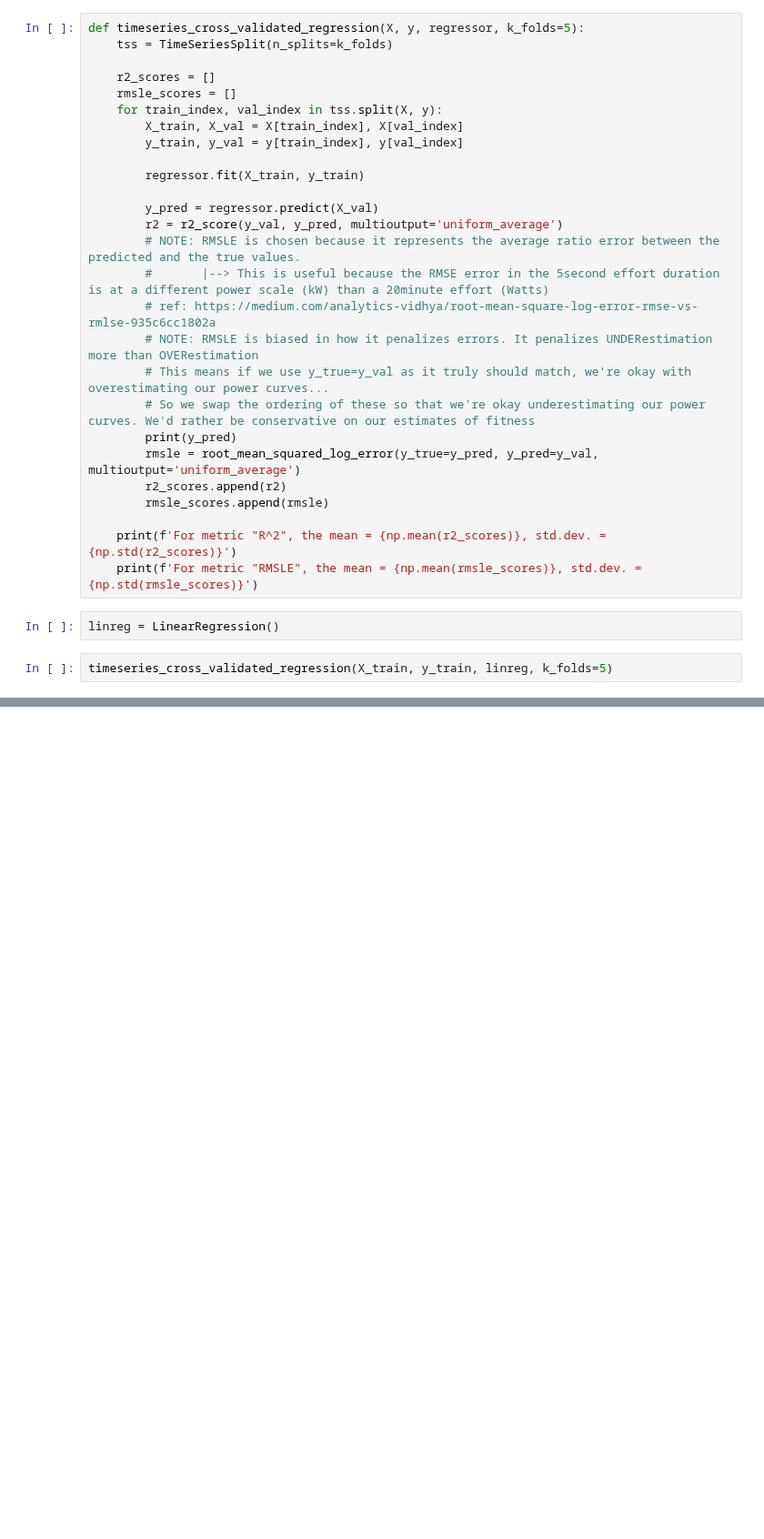
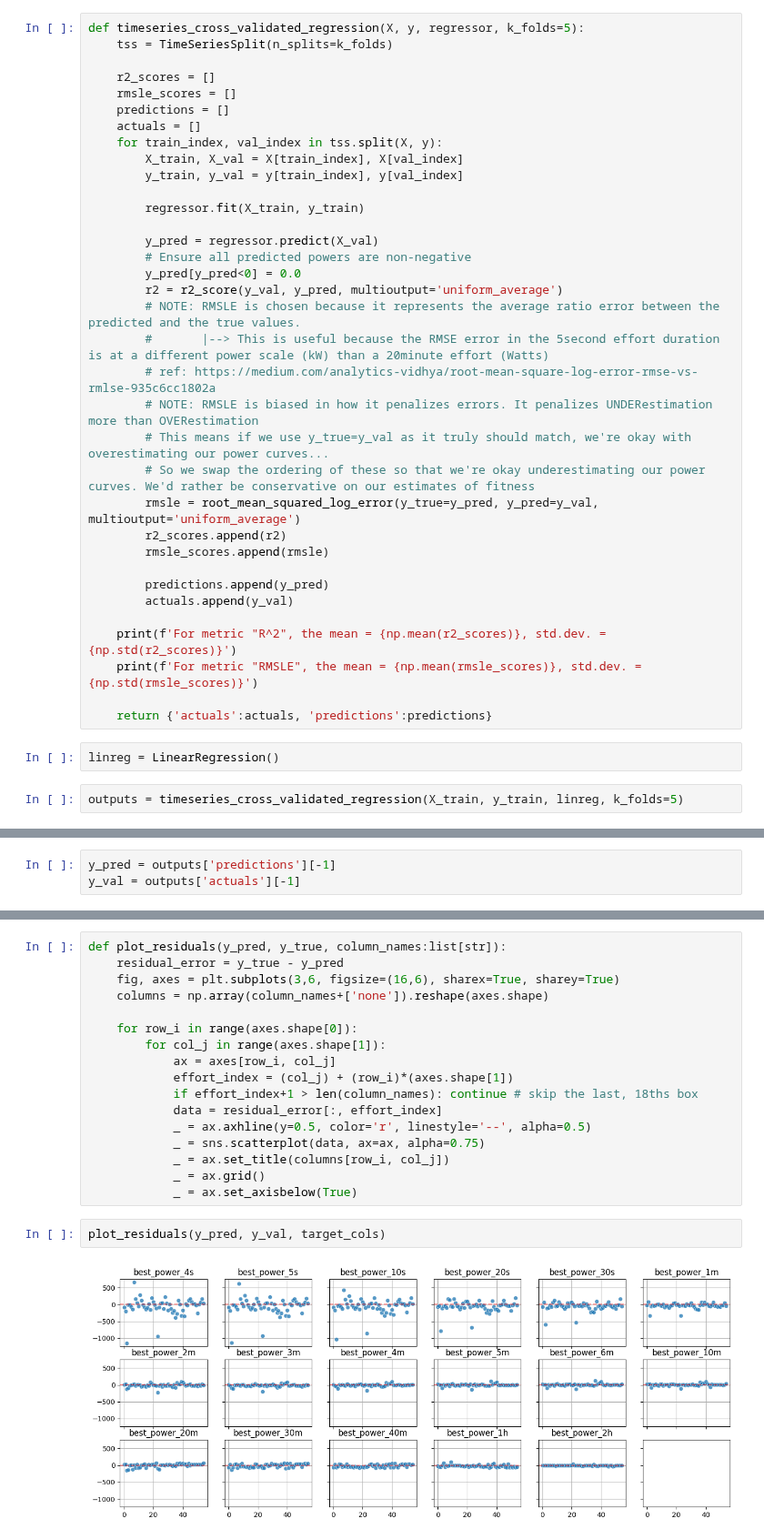
Before and after one commit to ericbauer55/bike-fitness-tracking, a Jupyter notebook: notebooks/3_Modeling/0_basic_linear_model.ipynb, the cells around one changed output, grey strips where cells are left out. Shown at 91% size. Saved outputs shown, nothing was run; the diff lists cells and outputs as text; blank space fills up the shorter version.

Commit message:
creating function to plot residuals of baseline linear regression

```diff
--- a/notebooks/3_Modeling/0_basic_linear_model.ipynb
+++ b/notebooks/3_Modeling/0_basic_linear_model.ipynb
@@ -39,6 +41,8 @@ def timeseries_cross_validated_regression(X, y, regressor, k_folds=5):
 
     r2_scores = []
     rmsle_scores = []
+    predictions = []
+    actuals = []
     for train_index, val_index in tss.split(X, y):
         X_train, X_val = X[train_index], X[val_index]
         y_train, y_val = y[train_index], y[val_index]
@@ -46,6 +50,8 @@ def timeseries_cross_validated_regression(X, y, regressor, k_folds=5):
         regressor.fit(X_train, y_train)
 
         y_pred = regressor.predict(X_val)
+        # Ensure all predicted powers are non-negative
+        y_pred[y_pred<0] = 0.0
         r2 = r2_score(y_val, y_pred, multioutput='uniform_average')
         # NOTE: RMSLE is chosen because it represents the average ratio error between the predicted and the true values.
         #       |--> This is useful because the RMSE error in the 5second effort duration is at a different power scale (kW) than a 20minute effort (Watts)
@@ -53,15 +59,19 @@ def timeseries_cross_validated_regression(X, y, regressor, k_folds=5):
         # NOTE: RMSLE is biased in how it penalizes errors. It penalizes UNDERestimation more than OVERestimation
         # This means if we use y_true=y_val as it truly should match, we're okay with overestimating our power curves...
         # So we swap the ordering of these so that we're okay underestimating our power curves. We'd rather be conservative on our estimates of fitness
-        print(y_pred)
         rmsle = root_mean_squared_log_error(y_true=y_pred, y_pred=y_val, multioutput='uniform_average')
         r2_scores.append(r2)
         rmsle_scores.append(rmsle)
 
+        predictions.append(y_pred)
+        actuals.append(y_val)
+
     print(f'For metric "R^2", the mean = {np.mean(r2_scores)}, std.dev. = {np.std(r2_scores)}')
     print(f'For metric "RMSLE", the mean = {np.mean(rmsle_scores)}, std.dev. = {np.std(rmsle_scores)}')
+
+    return {'actuals':actuals, 'predictions':predictions}
 # %%
 linreg = LinearRegression()
 # %%
-timeseries_cross_validated_regression(X_train, y_train, linreg, k_folds=5)
+outputs = timeseries_cross_validated_regression(X_train, y_train, linreg, k_folds=5)
 # %% [output]
@@ -85,0 +80,3 @@ ValueError: Root Mean Squared Logarithmic Error cannot be used when targets cont
+# %%
+y_pred = outputs['predictions'][-1]
+y_val = outputs['actuals'][-1]
@@ -85,0 +109,21 @@ ValueError: Root Mean Squared Logarithmic Error cannot be used when targets cont
+# %%
+def plot_residuals(y_pred, y_true, column_names:list[str]):
+    residual_error = y_true - y_pred
+    fig, axes = plt.subplots(3,6, figsize=(16,6), sharex=True, sharey=True)
+    columns = np.array(column_names+['none']).reshape(axes.shape)
+
+    for row_i in range(axes.shape[0]):
+        for col_j in range(axes.shape[1]):
+            ax = axes[row_i, col_j]
+            effort_index = (col_j) + (row_i)*(axes.shape[1])
+            if effort_index+1 > len(column_names): continue # skip the last, 18ths box
+            data = residual_error[:, effort_index]
+            _ = ax.axhline(y=0.5, color='r', linestyle='--', alpha=0.5)
+            _ = sns.scatterplot(data, ax=ax, alpha=0.75)
+            _ = ax.set_title(columns[row_i, col_j])
+            _ = ax.grid()
+            _ = ax.set_axisbelow(True)
+# %%
+plot_residuals(y_pred, y_val, target_cols)
+# %% [output]
+[figure, added]
```
Also changed, not shown: parts of 5 cells of this notebook, 1 other file.
